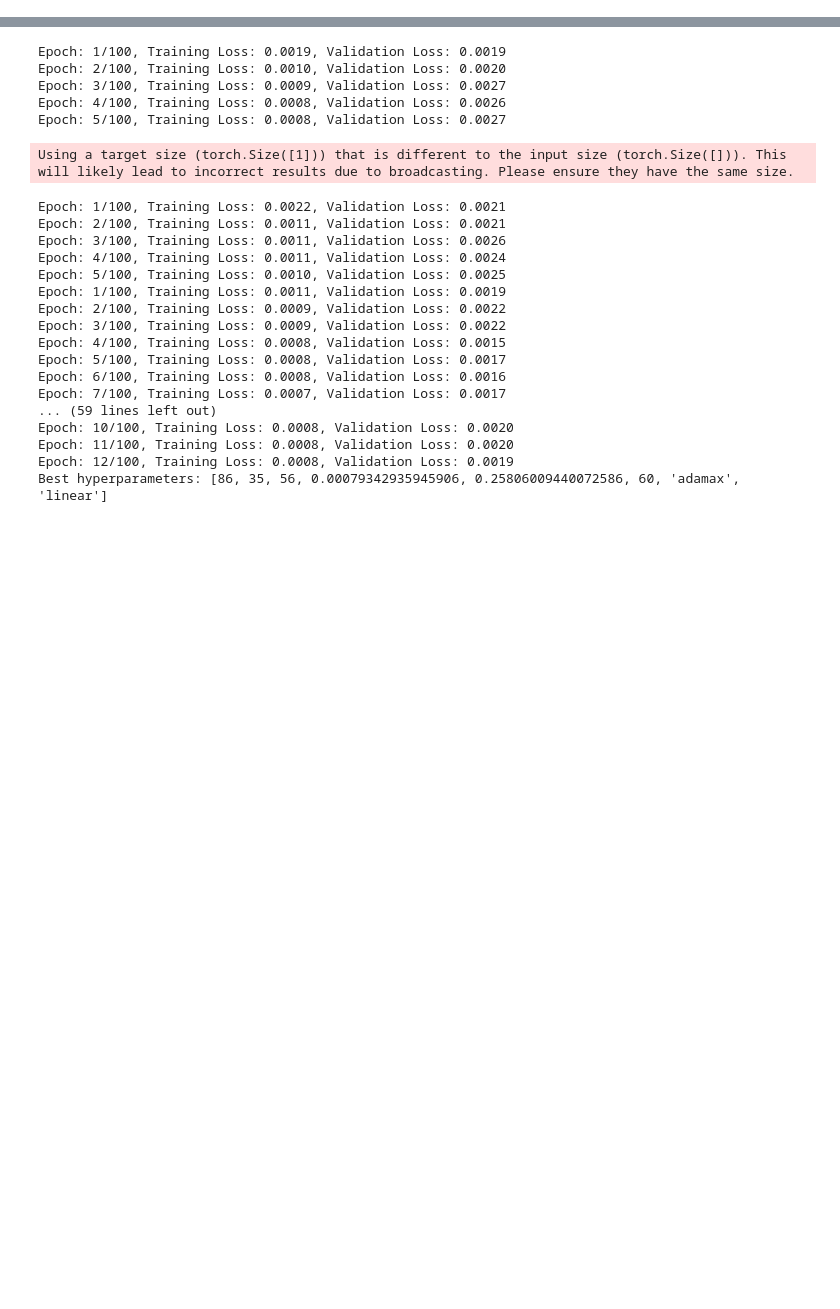
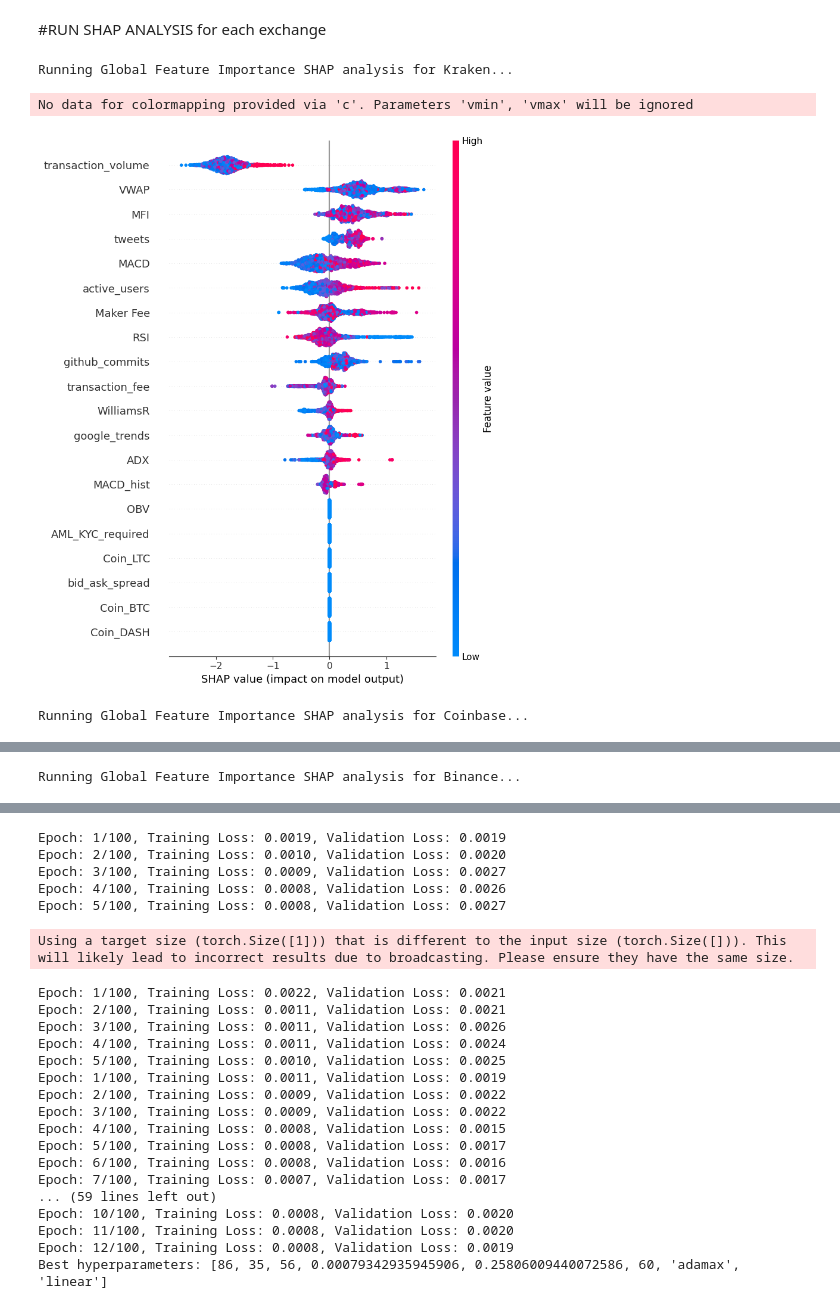
Before and after one commit to bhaskatripathi/Cryptodata_Coinbase_Kraken_Binance, a Jupyter notebook: Objective_3_Pytorch.ipynb, the cells around one changed output, grey strips where cells are left out. Saved outputs shown, nothing was run; the diff lists cells and outputs as text; code cells hidden in the pictures; blank space fills up the shorter version.

```diff
--- a/Objective_3_Pytorch.ipynb
+++ b/Objective_3_Pytorch.ipynb
@@ -205,0 +440,5 @@ Index(['open', 'volume', 'github_commits', 'google_trends', 'tweets', 'VWAP',
+# %%
+# Prepare and train model on Kraken data
+print("Training model on Kraken data..")
+kraken_y_train_pred, kraken_y_test_pred,kraken_opt = train_model(kraken_X_train_scaled, kraken_y_train, kraken_X_test_scaled)
+print("Model training complete")
@@ -205,0 +449,5 @@ Index(['open', 'volume', 'github_commits', 'google_trends', 'tweets', 'VWAP',
+# %%
+# Prepare and train model on Coinbase data
+print("Training model on Coinbase data..")
+coinbase_y_train_pred, coinbase_y_test_pred,conibase_opt = train_model(coinbase_X_train_scaled, coinbase_y_train, coinbase_X_test_scaled)
+print("Model training complete")
@@ -205,0 +458,5 @@ Index(['open', 'volume', 'github_commits', 'google_trends', 'tweets', 'VWAP',
+# %%
+# Prepare and train model on Binance data
+print("Training model on Binance data..")
+binance_y_train_pred, binance_y_test_pred, binance_opt = train_model(binance_X_train_scaled, binance_y_train, binance_X_test_scaled)
+print("Model training complete")
@@ -205,0 +516,2 @@ Index(['open', 'volume', 'github_commits', 'google_trends', 'tweets', 'VWAP',
+# %% [markdown]
+#RUN SHAP ANALYSIS for each exchange
@@ -205,0 +552,26 @@ Index(['open', 'volume', 'github_commits', 'google_trends', 'tweets', 'VWAP',
+# %%
+# Define a list of feature names
+feature_names = ['transaction_volume', 'github_commits', 'google_trends', 'tweets', 'VWAP',
+       'transaction_fee', 'MFI', 'ADX', 'MACD', 'MACD_hist', 'RSI', 'WilliamsR',
+       'Maker Fee', 'OBV', 'AML_KYC_required', 'bid_ask_spread',
+       'active_users', 'Coin_BTC', 'Coin_DASH', 'Coin_ETH', 'Coin_LTC',
+       'Coin_XRP']
+
+# Calculate SHAP values for each model
+kraken_shap_values = kraken_explainer.shap_values(kraken_X_test_scaled)
+coinbase_shap_values = coinbase_explainer.shap_values(coinbase_X_test_scaled)
+binance_shap_values = binance_explainer.shap_values(binance_X_test_scaled)
+# %%
+print("Running Global Feature Importance SHAP analysis for Kraken...")
+print("\n")
+shap.summary_plot(kraken_shap_values, kraken_X_test_scaled, feature_names=feature_names)
+print("Running Global Feature Importance SHAP analysis for Coinbase...")
+shap.summary_plot(coinbase_shap_values, coinbase_X_test_scaled, feature_names=feature_names)
+print("\n")
+print("Running Global Feature Importance SHAP analysis for Binance...")
+shap.summary_plot(binance_shap_values, binance_X_test_scaled, feature_names=feature_names)
+# %% [output]
+Running Global Feature Importance SHAP analysis for Kraken...
+No data for colormapping provided via 'c'. Parameters 'vmin', 'vmax' will be ignored
+[figure, added]
+Running Global Feature Importance SHAP analysis for Coinbase...
@@ -205,0 +579 @@ Index(['open', 'volume', 'github_commits', 'google_trends', 'tweets', 'VWAP',
+Running Global Feature Importance SHAP analysis for Binance...
```
Also changed, not shown: parts of 34 cells of this notebook.
